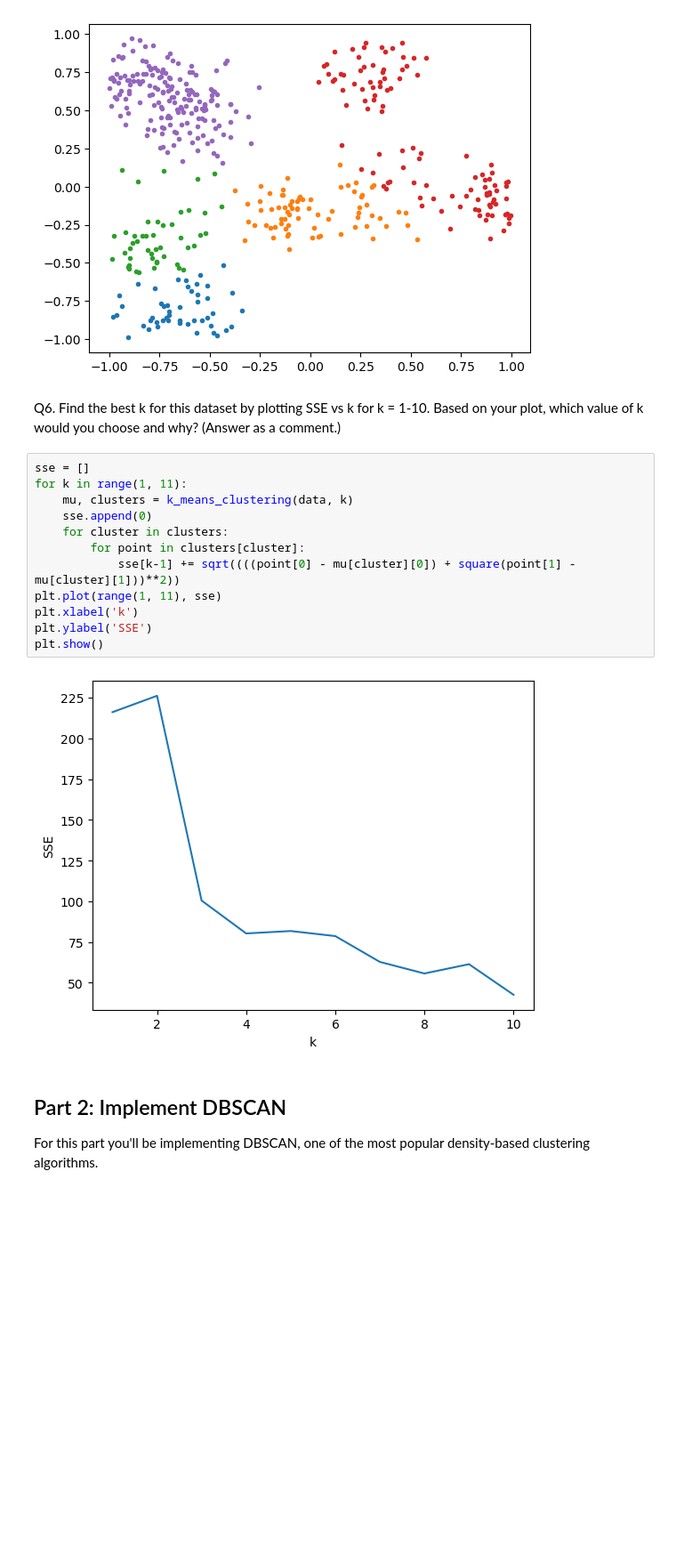
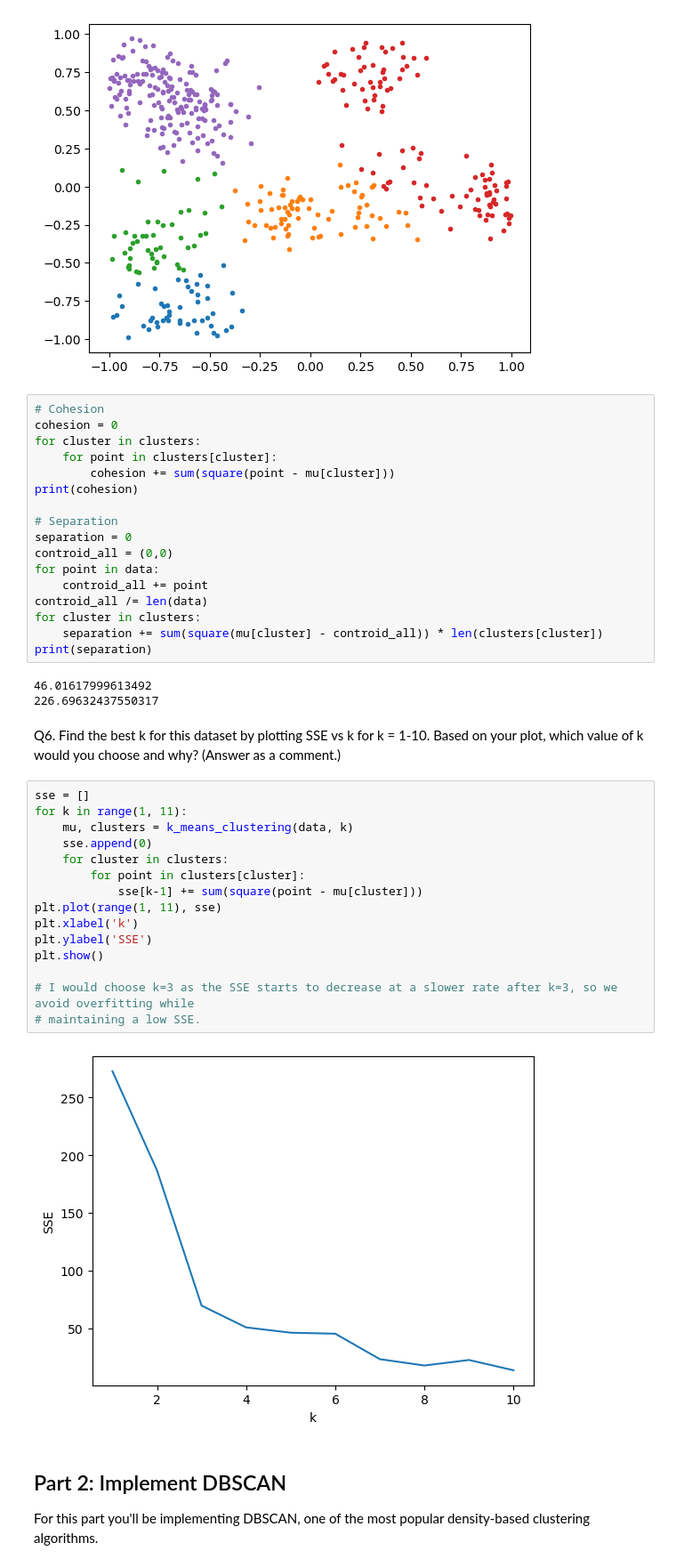
Before and after one commit to KishTheLay/mlhw5, a Jupyter notebook: HW5 - Clustering.ipynb, the cells around one changed output. Shown at 89% size. Saved outputs shown, nothing was run; the diff lists cells and outputs as text; blank space fills up the shorter version.

Commit message:
added cohesion and sep

```diff
--- a/HW5 - Clustering.ipynb
+++ b/HW5 - Clustering.ipynb
@@ -103,22 +103,45 @@ for cluster in clusters:
 plt.show()
 # %% [output]
 [figure]
+# %%
+# Cohesion
+cohesion = 0
+for cluster in clusters:
+    for point in clusters[cluster]:
+        cohesion += sum(square(point - mu[cluster]))
+print(cohesion)
+
+# Separation
+separation = 0
+controid_all = (0,0)
+for point in data:
+    controid_all += point
+controid_all /= len(data)
+for cluster in clusters:
+    separation += sum(square(mu[cluster] - controid_all)) * len(clusters[cluster])
+print(separation)
+# %% [output]
+46.01617999613492
+226.69632437550317
 # %% [markdown]
 Q6. Find the best k for this dataset by plotting SSE vs k for k = 1-10. Based on your plot, which value of k would you choose and why? (Answer as a comment.)
 # %%
 sse = []
 for k in range(1, 11):
     mu, clusters = k_means_clustering(data, k)
     sse.append(0)
     for cluster in clusters:
         for point in clusters[cluster]:
-            sse[k-1] += sqrt((((point[0] - mu[cluster][0]) + square(point[1] - mu[cluster][1]))**2))
+            sse[k-1] += sum(square(point - mu[cluster]))
 plt.plot(range(1, 11), sse)
 plt.xlabel('k')
 plt.ylabel('SSE')
 plt.show()
+
+# I would choose k=3 as the SSE starts to decrease at a slower rate after k=3, so we avoid overfitting while
+# maintaining a low SSE.
 # %% [output]
-[figure, old version]
+[figure, new version]
 # %% [markdown]
 ## Part 2: Implement DBSCAN
 
```
Also changed, not shown: parts of 5 cells of this notebook.
